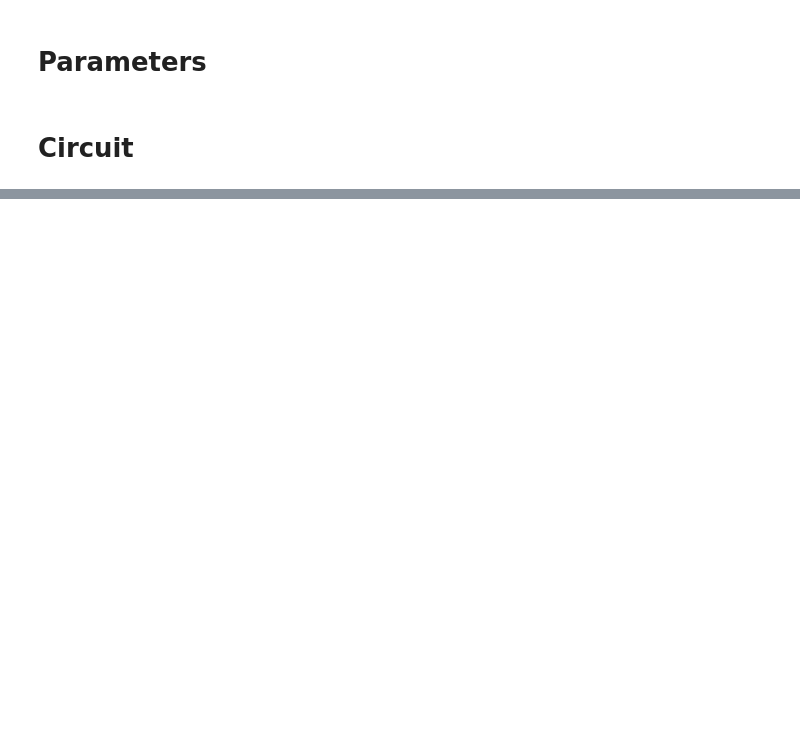
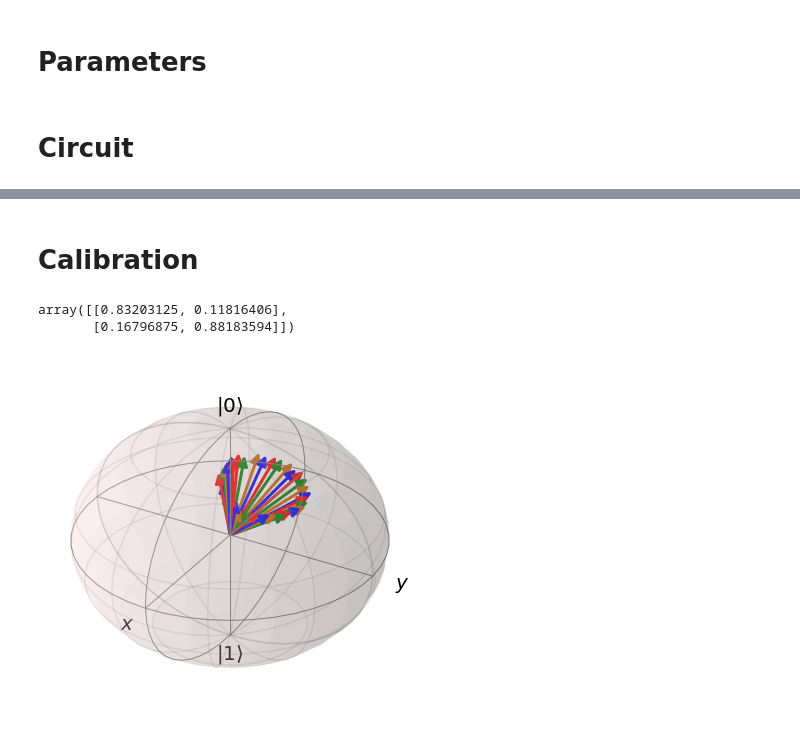
Before and after one commit to OliverDudgeon/QSync, a Jupyter notebook: ibmq-experiment.ipynb, the cells around one changed output, grey strips where cells are left out. Cells and saved outputs as stored; diff of their text form; code cells hidden in the pictures; blank space fills up the shorter version.

```diff
--- a/ibmq-experiment.ipynb
+++ b/ibmq-experiment.ipynb
@@ -75,9 +88,24 @@ def generate_circuit(dt, detuning, signal_strength, steps):
 # %%
-circuits = [generate_circuit(dt, detuning, signal_strength, 1) for i in range(1, 36)]
+circuits = [generate_circuit(dt, detuning, signal_strength, i) for i in range(0, SIM_STEPS + 1)]
 
-qreg_q = QuantumRegister(2, "q")
-
-circuits_with_tomo = [state_tomography_circuits(circuit, qreg_q[0]) for circuit in circuits]
+circuits_with_tomo = [list(add_tomography(circuit)) for circuit in circuits]
 
 compiled_circuits_with_tomo = [transpile(circuit, backend) for circuit in circuits_with_tomo]
+# %% [markdown]
+# Calibration
+# %%
+measurement_calibration_circuit, state_labels = mc.complete_meas_cal(qubit_list=[0])
+
+if is_real_device:
+    calibration_job = job_manager.run(measurement_calibration_circuit, backend=backend, name="QSync_calibration")
+    result = calibration_job.results().combine_results()
+else:
+    calibration_job = backend.run(measurement_calibration_circuit, shots=SHOTS)
+    result = calibration_job.result()
+
+measurement_calibration_fitter = mc.CompleteMeasFitter(result, state_labels)
+measurement_calibration_fitter.cal_matrix
+# %% [output]
+array([[0.83203125, 0.11816406],
+       [0.16796875, 0.88183594]])
 # %%
@@ -87 +116,20 @@ jobs = [job_manager.run(circuit, backend=backend, name=f"QSync_{i}") for i, circ
+# %%
+uncorrected_states = []
+
+for job, circuit in zip(jobs, compiled_circuits_with_tomo):
+    if not is_real_device:
+        result = job.result()
+    else:
+        result = job.results().combine_results()
+
+    tomo_state = StateTomographyFitter(result, circuit)
+    state = tomo_state.fit(method="lstsq")
+
+    uncorrected_states.append(state)
+# %%
+b = Bloch()
+b.add_states([Qobj(s) for s in uncorrected_states])
+b.show()
+# %% [output]
+[figure, added]
 # %%
```
Also changed, not shown: parts of 13 cells of this notebook, 5 other files.
